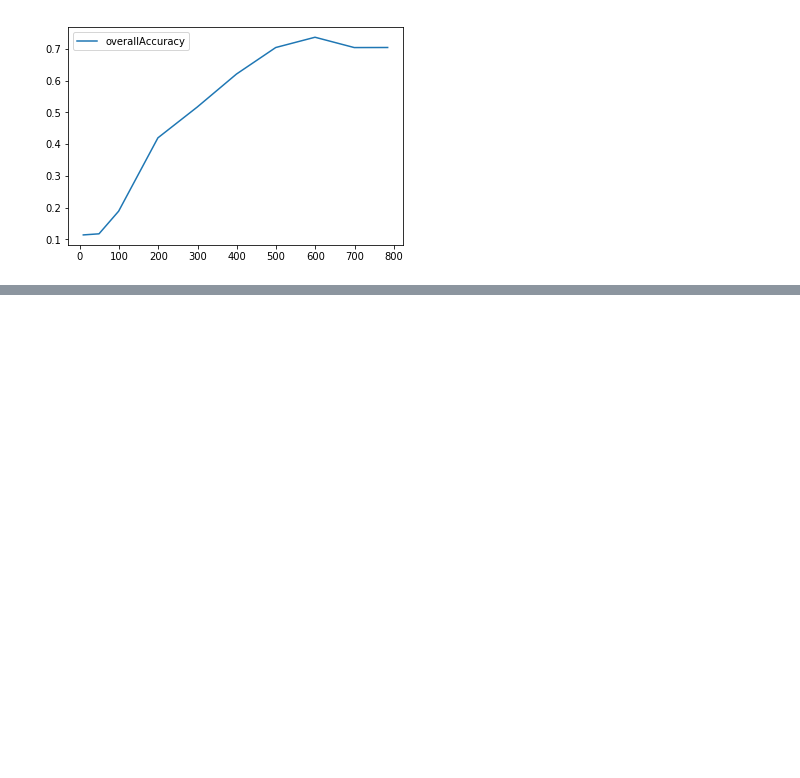
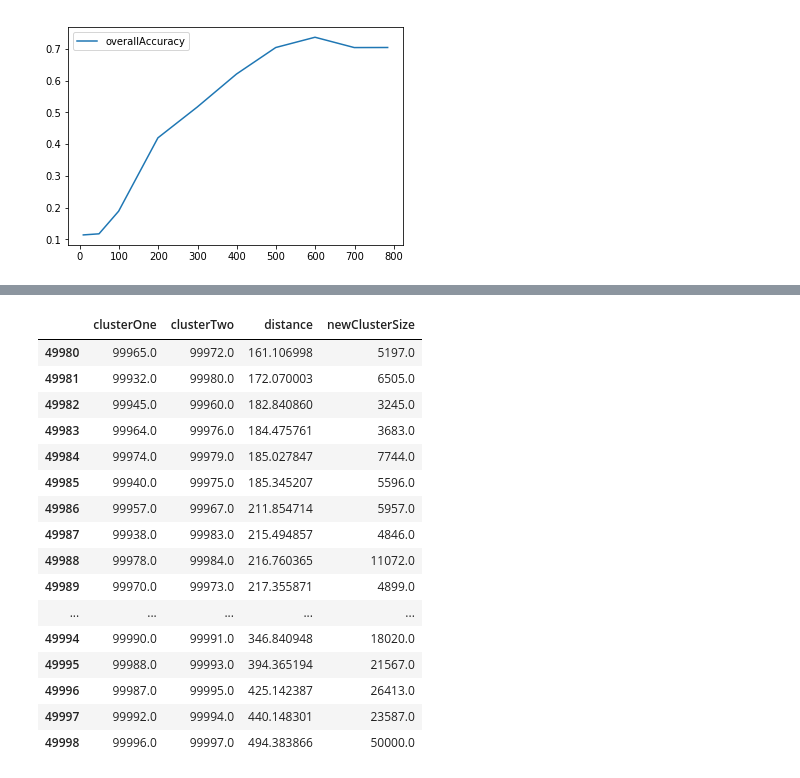
Before and after one commit to varinen/handson-unsupervised-learning, a Jupyter notebook: Chap05.ipynb, the cells around one changed output, grey strips where cells are left out. Saved outputs shown, nothing was run; the diff lists cells and outputs as text; code cells hidden in the pictures; blank space fills up the shorter version.

```diff
--- a/Chap05.ipynb
+++ b/Chap05.ipynb
@@ -381,0 +391,21 @@ Z_dataFrame.iloc[:20]
+# %%
+# Show the last 20 iterations
+Z_dataFrame.iloc[49980:]
+# %% [output]
+|  | clusterOne | clusterTwo | distance | newClusterSize |
+| 49980 | 99965.0 | 99972.0 | 161.106998 | 5197.0 |
+| 49981 | 99932.0 | 99980.0 | 172.070003 | 6505.0 |
+| 49982 | 99945.0 | 99960.0 | 182.840860 | 3245.0 |
+| 49983 | 99964.0 | 99976.0 | 184.475761 | 3683.0 |
+| 49984 | 99974.0 | 99979.0 | 185.027847 | 7744.0 |
+| 49985 | 99940.0 | 99975.0 | 185.345207 | 5596.0 |
+| 49986 | 99957.0 | 99967.0 | 211.854714 | 5957.0 |
+| 49987 | 99938.0 | 99983.0 | 215.494857 | 4846.0 |
+| 49988 | 99978.0 | 99984.0 | 216.760365 | 11072.0 |
+| 49989 | 99970.0 | 99973.0 | 217.355871 | 4899.0 |
+| ... | ... | ... | ... | ... |
+| 49994 | 99990.0 | 99991.0 | 346.840948 | 18020.0 |
+| 49995 | 99988.0 | 99993.0 | 394.365194 | 21567.0 |
+| 49996 | 99987.0 | 99995.0 | 425.142387 | 26413.0 |
+| 49997 | 99992.0 | 99994.0 | 440.148301 | 23587.0 |
+| 49998 | 99996.0 | 99997.0 | 494.383866 | 50000.0 |
```
Also changed, not shown: parts of 27 cells of this notebook, 7 other files.
